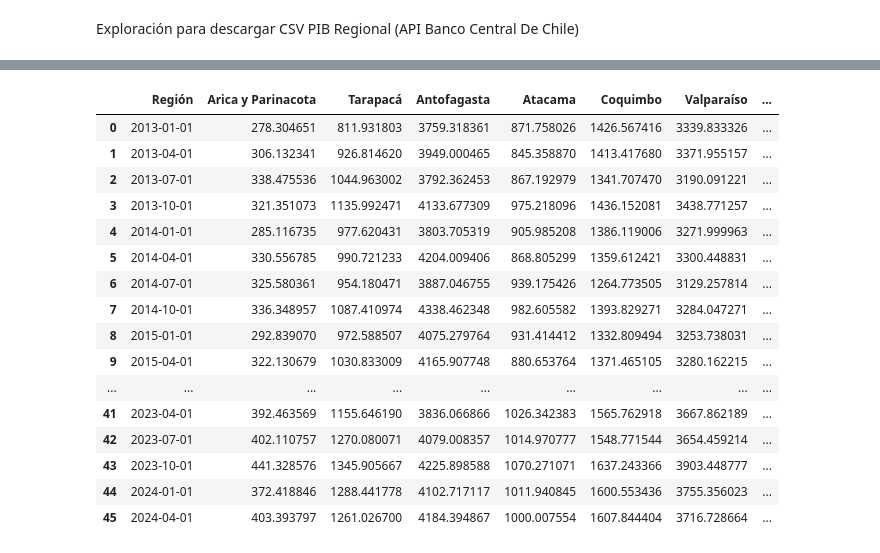
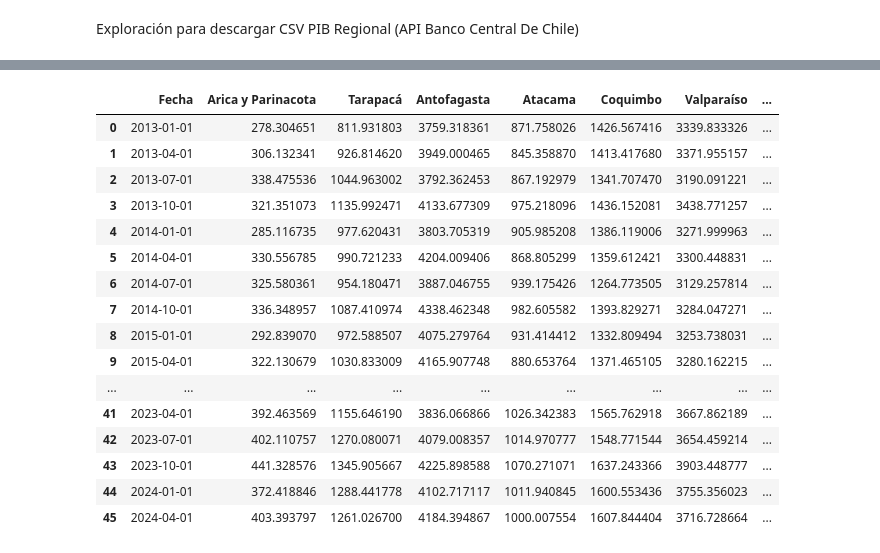
Before and after one commit to bartowen/Tour_Data_Pro, a Jupyter notebook: src/webscrapping.ipynb, the cells around one changed output, grey strips where cells are left out. Drawn from its saved outputs; the diff is of its cells as text; code cells hidden in the pictures.

```diff
--- a/src/webscrapping.ipynb
+++ b/src/webscrapping.ipynb
@@ -208,15 +231,11 @@ df
 # %%
-# Restablecer el índice y convertirlo en una columna
-
-df.reset_index(inplace=True)
-
 # Renombrar la columna que va a contener la Región
 
-df.rename(columns={'index': 'Región'}, inplace=True)
+df.rename(columns={'index': 'Fecha'}, inplace=True)
 
 df
 # %% [output]
-|  | Región | Arica y Parinacota | Tarapacá | Antofagasta | Atacama | Coquimbo | Valparaíso | ... |
+|  | Fecha | Arica y Parinacota | Tarapacá | Antofagasta | Atacama | Coquimbo | Valparaíso | ... |
 | 0 | 2013-01-01 | 278.304651 | 811.931803 | 3759.318361 | 871.758026 | 1426.567416 | 3339.833326 | ... |
 | 1 | 2013-04-01 | 306.132341 | 926.814620 | 3949.000465 | 845.358870 | 1413.417680 | 3371.955157 | ... |
 | 2 | 2013-07-01 | 338.475536 | 1044.963002 | 3792.362453 | 867.192979 | 1341.707470 | 3190.091221 | ... |
```
Also changed, not shown: parts of 2 cells of this notebook, 2 other files.
